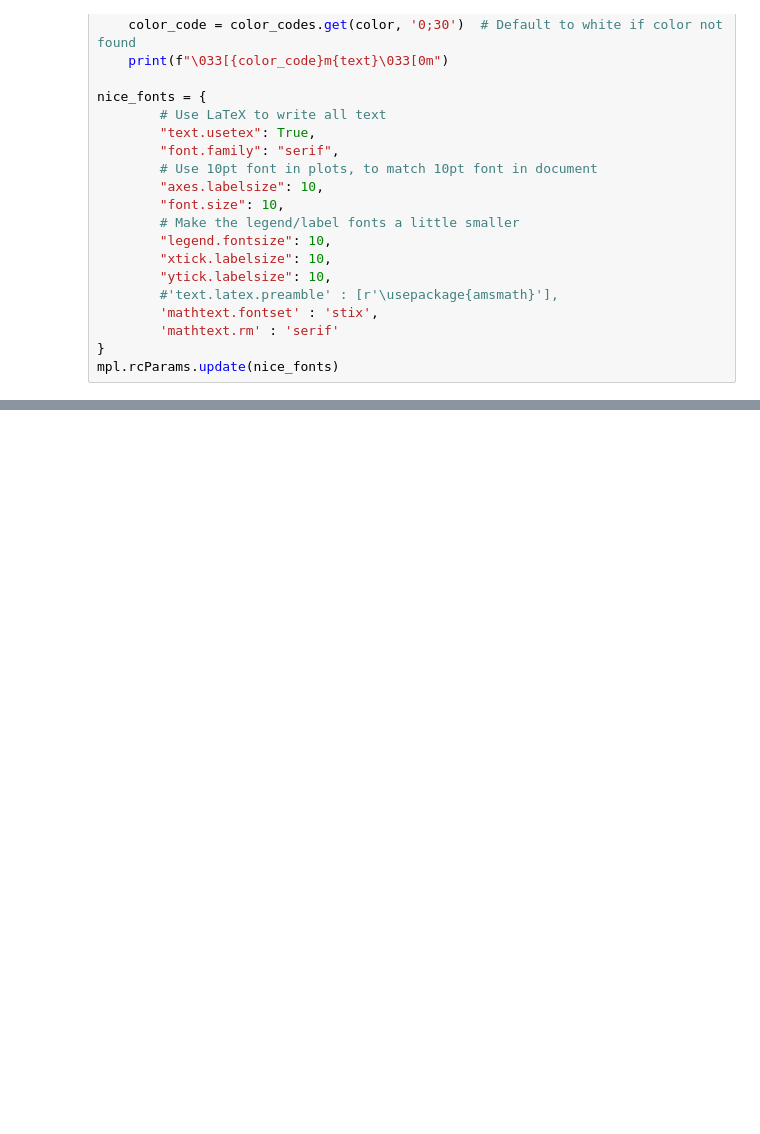
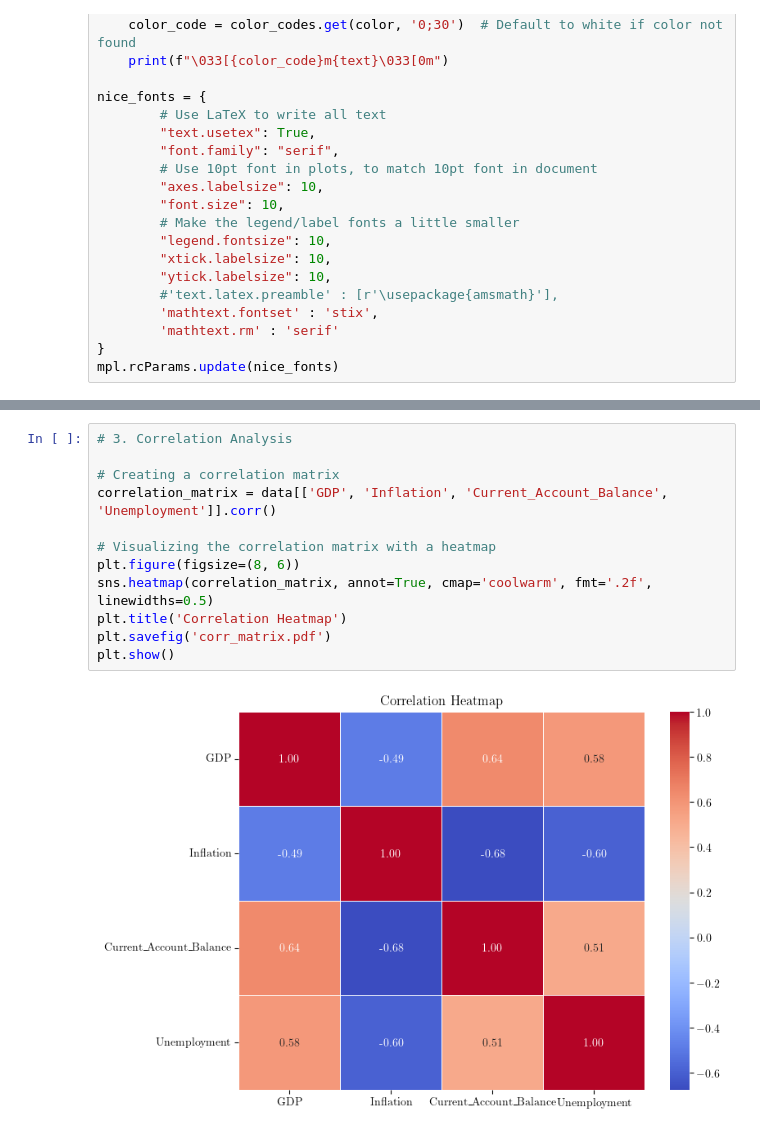
Before and after one commit to arnobmukherjee1988/Swedish_Economic_Analysis, a Jupyter notebook: eda.ipynb, the cells around one changed output, grey strips where cells are left out. Cells and saved outputs as stored; diff of their text form; blank space fills up the shorter version.

```diff
--- a/eda.ipynb
+++ b/eda.ipynb
@@ -226,0 +137,14 @@ for asset, df in data.items():
+# %%
+# 3. Correlation Analysis
+
+# Creating a correlation matrix
+correlation_matrix = data[['GDP', 'Inflation', 'Current_Account_Balance', 'Unemployment']].corr()
+
+# Visualizing the correlation matrix with a heatmap
+plt.figure(figsize=(8, 6))
+sns.heatmap(correlation_matrix, annot=True, cmap='coolwarm', fmt='.2f', linewidths=0.5)
+plt.title('Correlation Heatmap')
+plt.savefig('corr_matrix.pdf')
+plt.show()
+# %% [output]
+[figure, added]
```
Also changed, not shown: parts of 13 cells of this notebook, 5 other files.
